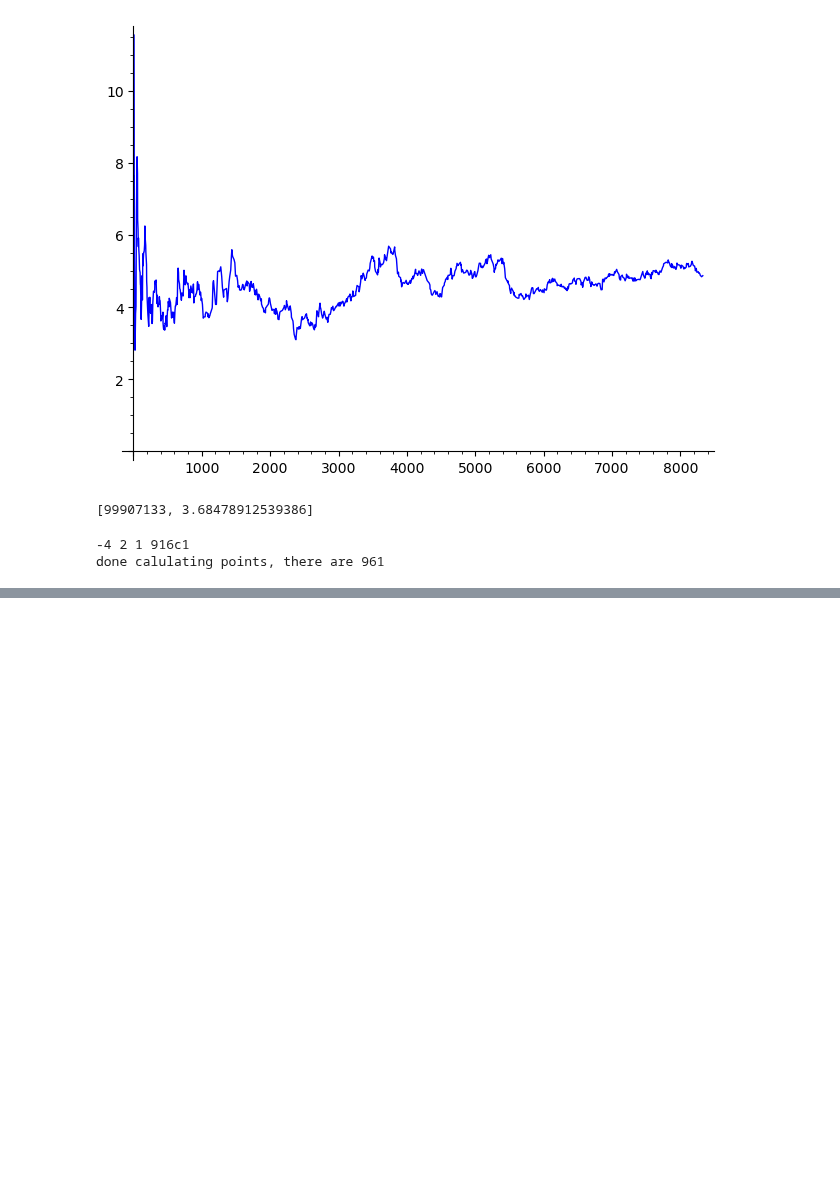
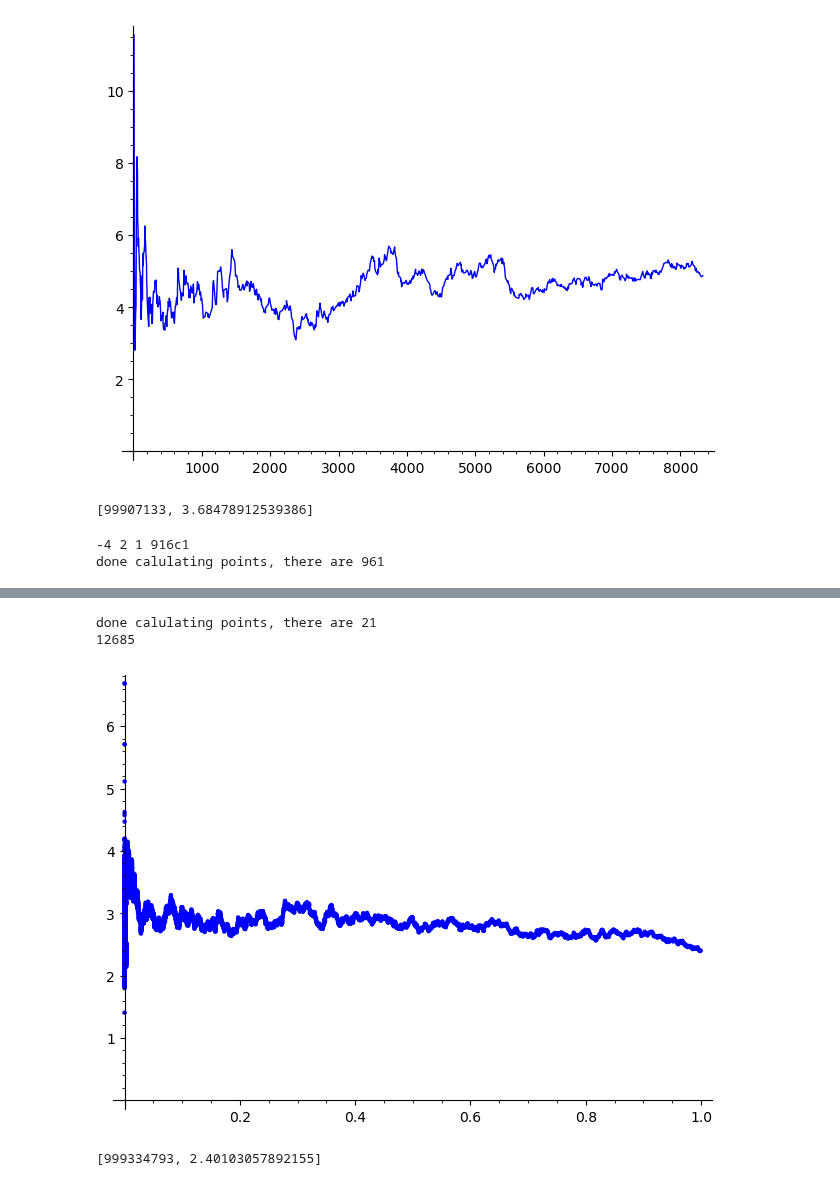
Before and after one commit to chriswuthrich/bsd_video, a Jupyter notebook: sage_notebooks/create_data_for_plots_of_conjectured_limit.ipynb, the cells around one changed output, grey strips where cells are left out. Cells and saved outputs as stored; diff of their text form; code cells hidden in the pictures; blank space fills up the shorter version.

```diff
--- a/sage_notebooks/create_data_for_plots_of_conjectured_limit.ipynb
+++ b/sage_notebooks/create_data_for_plots_of_conjectured_limit.ipynb
@@ -262,0 +279,3 @@ list_plot(li,ymin=0)
+# %%
+E = EllipticCurve([4,1])
+E.rank(), E.torsion_order()
@@ -262,0 +300,12 @@ list_plot(li,ymin=0)
+# %%
+li = list_of_points_for_focus_shifting(E, 10^9)
+print(len(li))
+list_plot(li, ymin=0)
+# %% [output]
+done calulating points, there are 21
+12685
+[figure, added]
+# %%
+li[-1]
+# %% [output]
+[999334793, 2.40103057892155]
```
Also changed, not shown: parts of 7 cells of this notebook, 4 other files.
